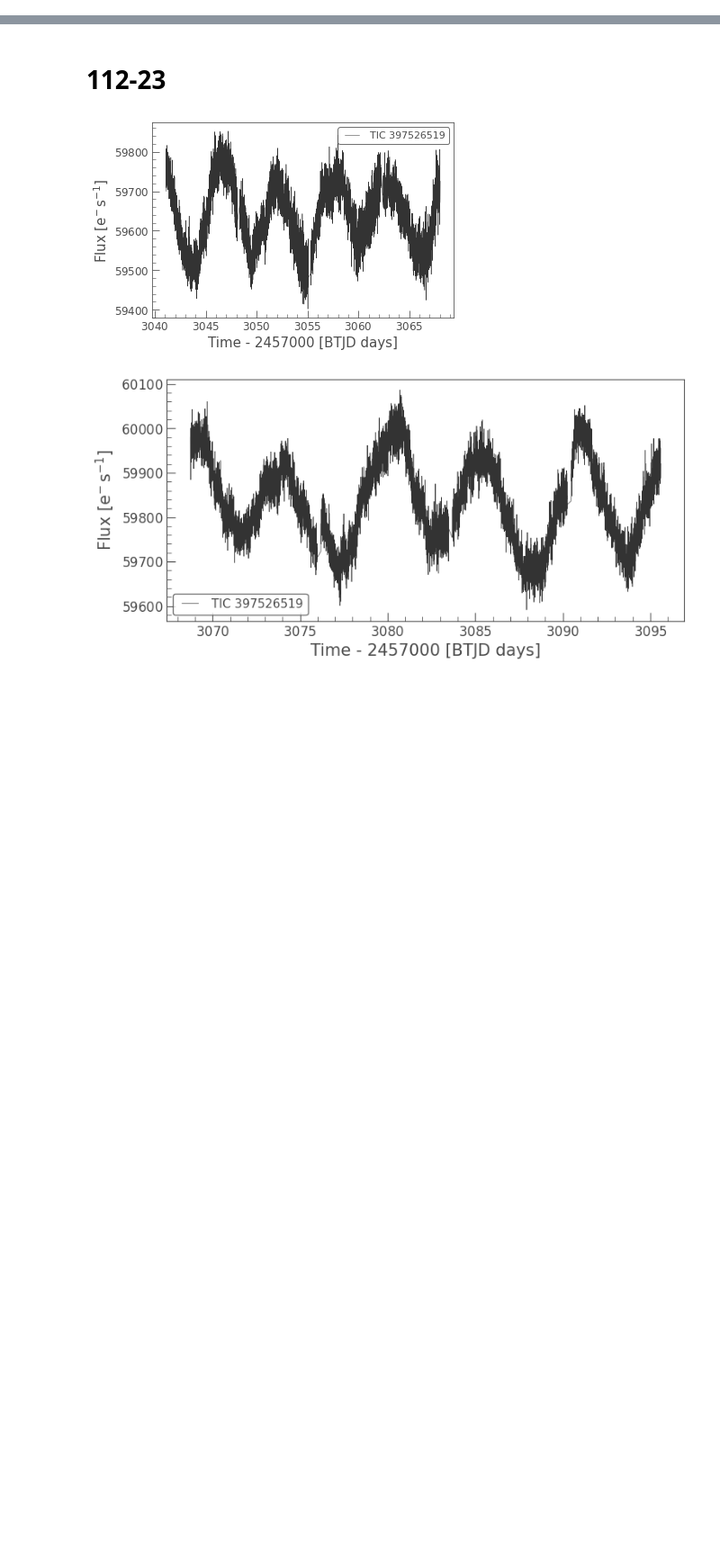
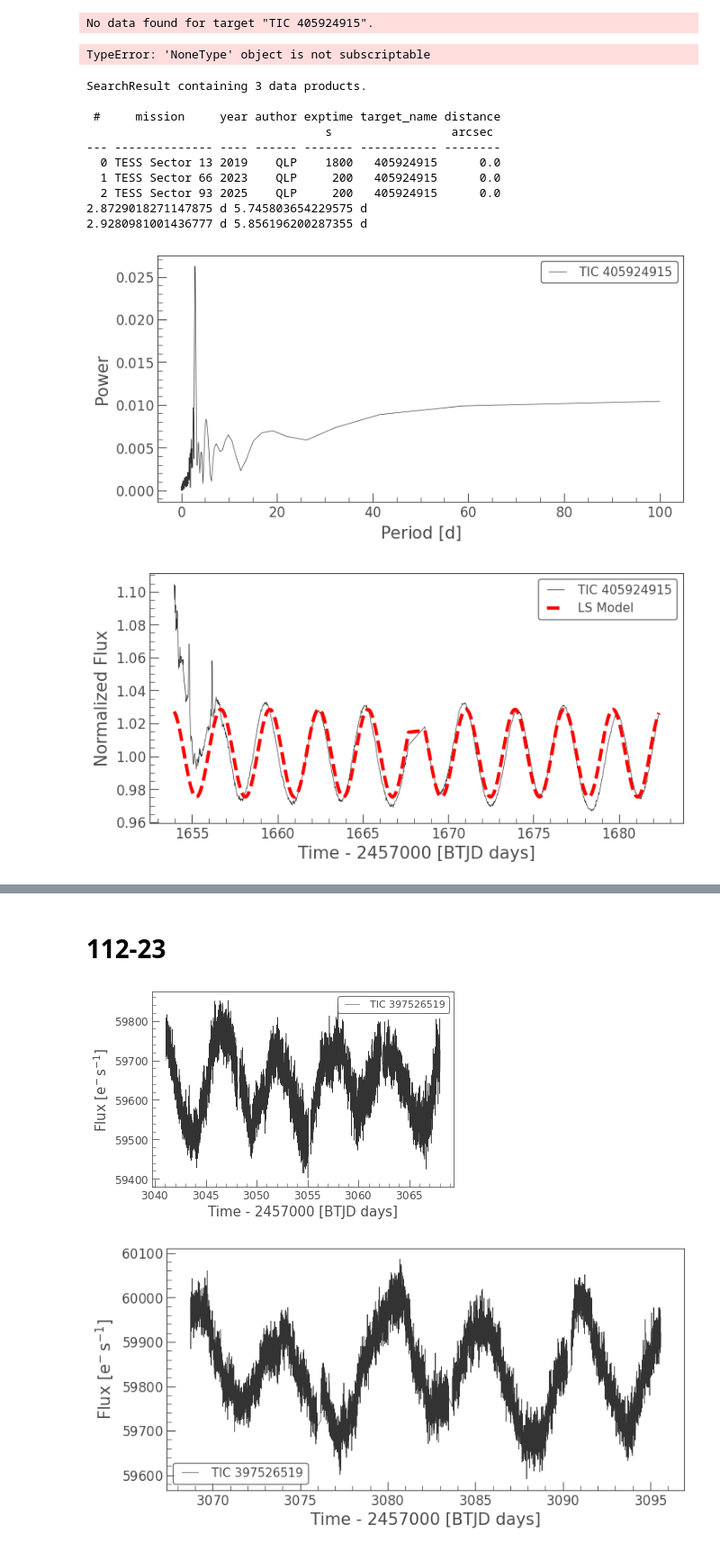
Before and after one commit to MaryumSayeed/ESPRESSO, a Jupyter notebook: scripts/TESS.ipynb, the cells around one changed output, grey strips where cells are left out. Shown at 90% size. Drawn from its saved outputs; the diff is of its cells as text; code cells hidden in the pictures; blank space fills up the shorter version.

```diff
--- a/scripts/TESS.ipynb
+++ b/scripts/TESS.ipynb
@@ -41,7 +41,14 @@ def measure_prot(lc,max_period=100):
     # Plot the model light curve on top
     lc_model.plot(ax=ax, lw=3, ls='--', c='red');
 
-# sr = lk.search_lightcurve('TIC 405924915', mission='TESS',author='QLP')
-# lc = sr.download_all()
-# measure_prot(lc[0])
-# measure_prot(lc[1])
+# 405924915
+# 451423147
+# 397526519
+
+sr = lk.search_lightcurve('TIC 405924915', mission='TESS',author='TESS-SPOC')
+lc = sr.download_all()
+measure_prot(lc[0])
+measure_prot(lc[1])
+# %% [output]
+No data found for target "TIC 405924915".
+TypeError: 'NoneType' object is not subscriptable
@@ -48,20 +57,34 @@ def measure_prot(lc,max_period=100):
 # %%
 def measure_prot(lc,max_period=100):
     lc = lc.remove_nans().remove_outliers().normalize()
     pg = lc.to_periodogram(maximum_period=max_period)
     pg.plot(view='period')
 
     period = pg.period_at_max_power
     print(period,period*2)
     lc_model = pg.model(time=lc.time, frequency=pg.frequency_at_max_power)
 
     # Plot the light curve
     ax = lc.plot()
     # Plot the model light curve on top
     lc_model.plot(ax=ax, lw=3, ls='--', c='red');
 
-# sr = lk.search_lightcurve('TIC 397526519', mission='TESS',author='TESS-SPOC')
-# lc = sr.download_all()
-# print(sr)
-# measure_prot(lc[0])
-# measure_prot(lc[1])
+sr = lk.search_lightcurve('TIC 405924915', mission='TESS',author='QLP')
+# sr = lk.search_lightcurve('TIC 405924915', mission='TESS',author='TESS-SPOC')
+lc = sr.download_all()
+print(sr)
+measure_prot(lc[0])
+measure_prot(lc[1])
+# %% [output]
+SearchResult containing 3 data products.
+
+ #     mission     year author exptime target_name distance
+                                  s                 arcsec
+--- -------------- ---- ------ ------- ----------- --------
+  0 TESS Sector 13 2019    QLP    1800   405924915      0.0
+  1 TESS Sector 66 2023    QLP     200   405924915      0.0
+  2 TESS Sector 93 2025    QLP     200   405924915      0.0
+2.8729018271147875 d 5.745803654229575 d
+2.9280981001436777 d 5.856196200287355 d
+[figure, added]
+[figure, added]
```
Also changed, not shown: parts of 7 cells of this notebook, 2 other files.
